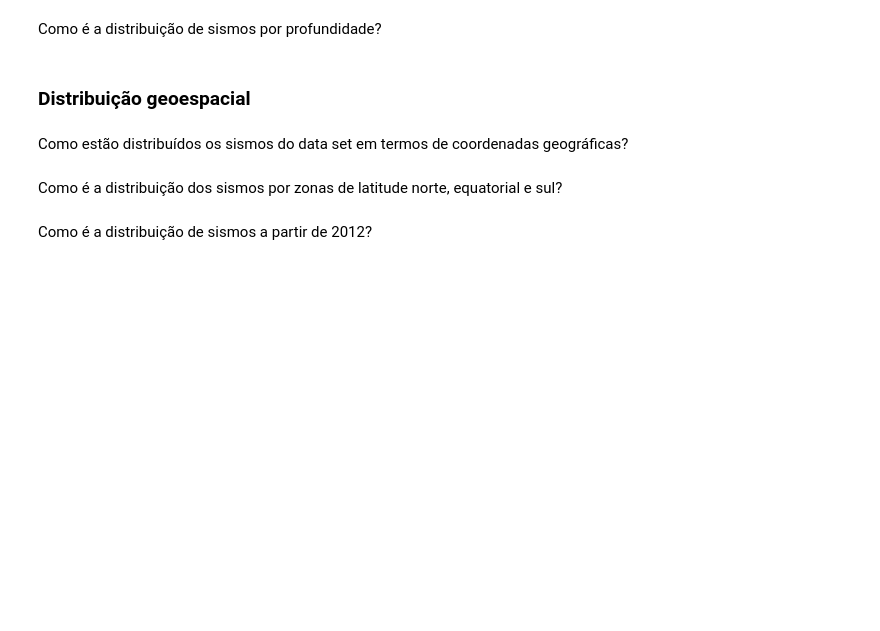
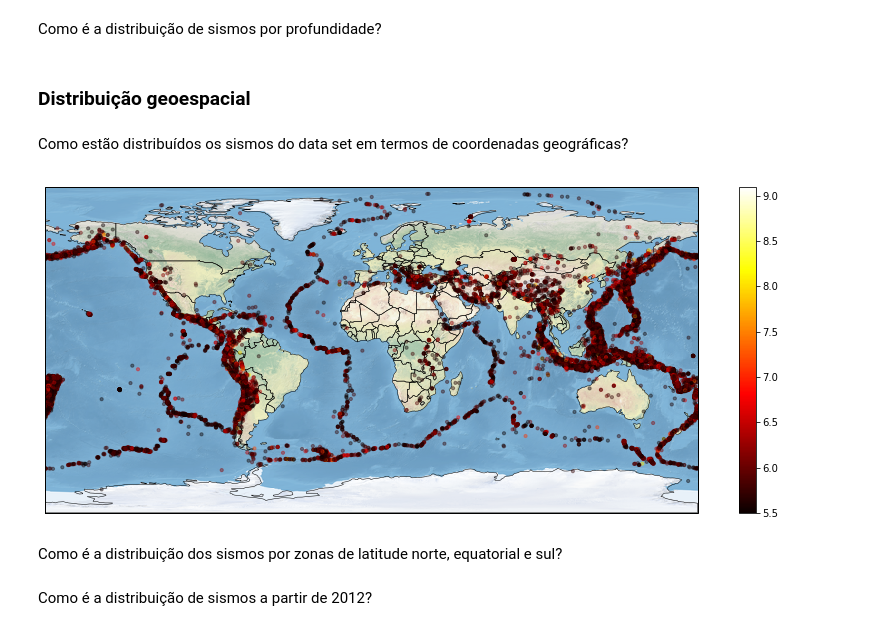
Before and after one commit to gcmatos/python-para-geociencias, a Jupyter notebook: notebooks/2.2 EDA Registro de Terremotos USGS.ipynb, the cells around one changed output. Drawn from its saved outputs; the diff is of its cells as text; code cells hidden in the pictures; blank space fills up the shorter version.

Commit message:
Update notebook 2.2 with GeoPandas

```diff
--- a/notebooks/2.2 EDA Registro de Terremotos USGS.ipynb
+++ b/notebooks/2.2 EDA Registro de Terremotos USGS.ipynb
@@ -41,7 +48,7 @@ plt.style.use('default')
 ### Importação dos dados
 Subir o arquivo **`earthquakes-database.csv`**
 # %%
-earthquakes = pd.read_csv("earthquakes-database.csv")
+earthquakes = pd.read_csv("../dados/earthquakes-database.csv")
 # %% [markdown]
 ## Auditando dados
 
@@ -72,3 +82,9 @@ earthquakes.describe()
+# %%
+earthquakes['geometry'] = list(zip(earthquakes.Longitude, earthquakes.Latitude))
+earthquakes['geometry'] = earthquakes['geometry'].apply(Point)
+earthquakes = gpd.GeoDataFrame(earthquakes, geometry='geometry')
+# %%
+earthquakes.crs = {'init' :'epsg:4326'}
 # %% [markdown]
 ### Valores nulos
 
@@ -191,5 +207,7 @@ plt.xlabel('Magnitude')
 plt.show()
 # %% [markdown]
 ### Distribuição geoespacial
+# %%
+world = gpd.read_file(gpd.datasets.get_path('naturalearth_lowres'))
 # %% [markdown]
 Como estão distribuídos os sismos do data set em termos de coordenadas geográficas?
@@ -218,3 +214,15 @@ plt.close('all')
+# %%
+fig = plt.figure(figsize=(15, 6))
+# Criar instancia Cartopy
+ax = fig.add_subplot(1, 1, 1, projection=ccrs.PlateCarree())
+# Adicionar raster de terreno
+ax.stock_img()
+# Plotar os contornos dos países com GeoPandas
+world.plot(ax=ax, facecolor='none', linewidth=0.5, edgecolor='black')
+earthquakes.plot(ax=ax, column='Magnitude', markersize=10, alpha=0.4, cmap='hot', legend=True)
+plt.show()
+# %% [output]
+[figure, added]
 # %% [markdown]
 Como é a distribuição dos sismos por zonas de latitude norte, equatorial e sul?
 # %%
```
Also changed, not shown: parts of 7 cells of this notebook.
